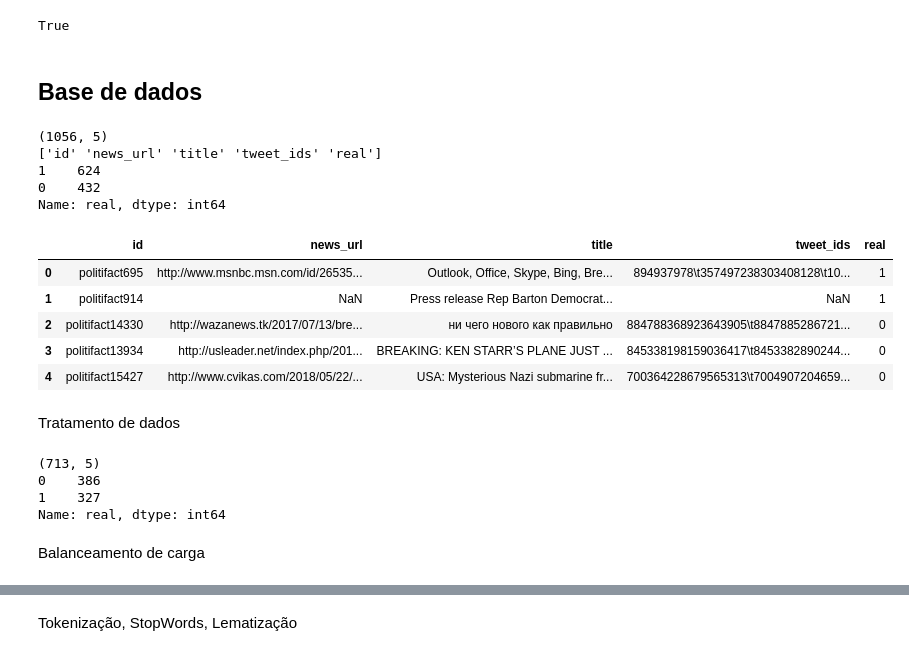
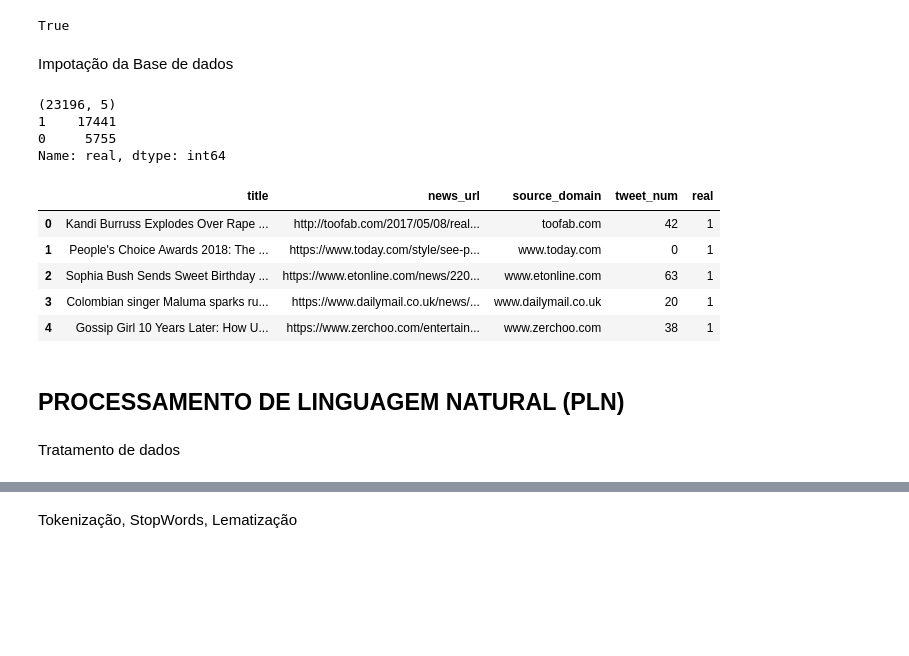
Before and after one commit to marciofh/tcc-fake-news-detection, a Jupyter notebook: app.ipynb, the cells around one changed output, grey strips where cells are left out. Drawn from its saved outputs; the diff is of its cells as text; code cells hidden in the pictures; blank space fills up the shorter version.

```diff
--- a/app.ipynb
+++ b/app.ipynb
@@ -36,47 +41,36 @@ nltk.download('wordnet')
 [nltk_data]   Package wordnet is already up-to-date!
 True
 # %% [markdown]
-## Base de dados
+Impotação da Base de dados
 # %%
-#df = pd.read_csv('DATA/FakeNews.csv') #https://www.kaggle.com/datasets/algord/fake-news
+df = pd.read_csv('DATA/FakeNews.csv') #https://www.kaggle.com/datasets/algord/fake-news
 #df = pd.read_csv('DATA/gossipcop_data.csv')
-df = pd.read_csv('DATA/politifact_data.csv')
+#df = pd.read_csv('DATA/politifact_data.csv')
 print(df.shape)
-print(df.columns.values)
 print(df['real'].value_counts())
 df.head()
 #1 real
 #0 fake
 # %% [output]
-(1056, 5)
-['id' 'news_url' 'title' 'tweet_ids' 'real']
-1    624
-0    432
+(23196, 5)
+1    17441
+0     5755
 Name: real, dtype: int64
-|  | id | news_url | title | tweet_ids | real |
-| 0 | politifact695 | http://www.msnbc.msn.com/id/26535... | Outlook, Office, Skype, Bing, Bre... | 894937978\t357497238303408128\t10... | 1 |
-| 1 | politifact914 | NaN | Press release Rep Barton Democrat... | NaN | 1 |
-| 2 | politifact14330 | http://wazanews.tk/2017/07/13/bre... | ни чего нового как правильно | 884788368923643905\t8847885286721... | 0 |
-| 3 | politifact13934 | http://usleader.net/index.php/201... | BREAKING: KEN STARR’S PLANE JUST ... | 845338198159036417\t8453382890244... | 0 |
-| 4 | politifact15427 | http://www.cvikas.com/2018/05/22/... | USA: Mysterious Nazi submarine fr... | 700364228679565313\t7004907204659... | 0 |
+|  | title | news_url | source_domain | tweet_num | real |
+| 0 | Kandi Burruss Explodes Over Rape ... | http://toofab.com/2017/05/08/real... | toofab.com | 42 | 1 |
+| 1 | People's Choice Awards 2018: The ... | https://www.today.com/style/see-p... | www.today.com | 0 | 1 |
+| 2 | Sophia Bush Sends Sweet Birthday ... | https://www.etonline.com/news/220... | www.etonline.com | 63 | 1 |
+| 3 | Colombian singer Maluma sparks ru... | https://www.dailymail.co.uk/news/... | www.dailymail.co.uk | 20 | 1 |
+| 4 | Gossip Girl 10 Years Later: How U... | https://www.zerchoo.com/entertain... | www.zerchoo.com | 38 | 1 |
+# %% [markdown]
+## PROCESSAMENTO DE LINGUAGEM NATURAL (PLN)
 # %% [markdown]
 Tratamento de dados
 # %%
-df.dropna(inplace=True) #removendo valores nulos
-df.drop_duplicates(subset='title', keep='last', inplace=True) #removendo duplicatas
-df.reset_index(drop=True, inplace=True)
+def process_df(df):
+    df.dropna(inplace=True) #removendo valores nulos
+    df.drop_duplicates(subset='title', keep='last', inplace=True) #removendo duplicatas
+    df.reset_index(drop=True, inplace=True) #resetando index
+    df['title'] = df['title'].apply(lambda text: re.sub(r"[^A-Za-z0-9\s\.]", '', text.lower())) #removendo caracteres especiais
 
-def clean_text(text):
-    text = text.lower() #colocando em minúsculo
-    return re.sub(r"[^A-Za-z0-9\s\.]", '', text) #removendo caracteres especiais
-
-df['title'] = df['title'].apply(clean_text)
-print(df.shape)
-print(df['real'].value_counts())
+    return df
-# %% [output]
-(713, 5)
-0    386
-1    327
-Name: real, dtype: int64
-# %% [markdown]
-Balanceamento de carga
```
Also changed, not shown: parts of 18 cells of this notebook, 10 other files.
